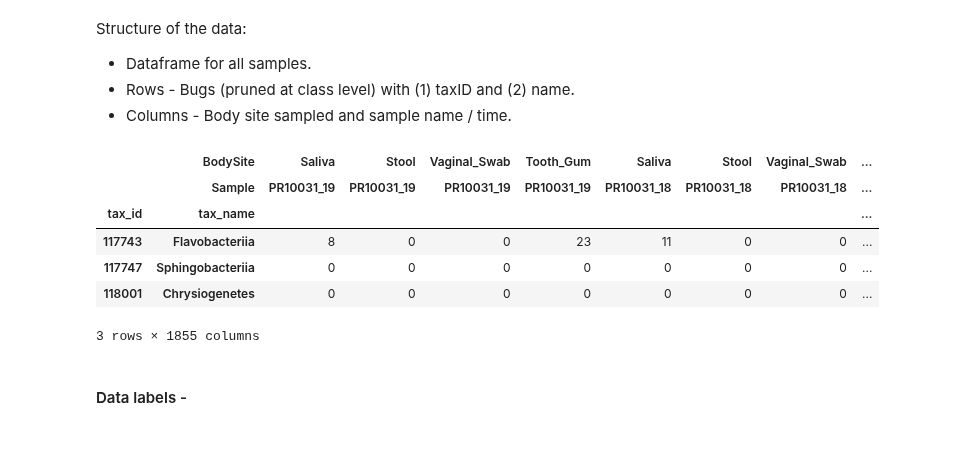
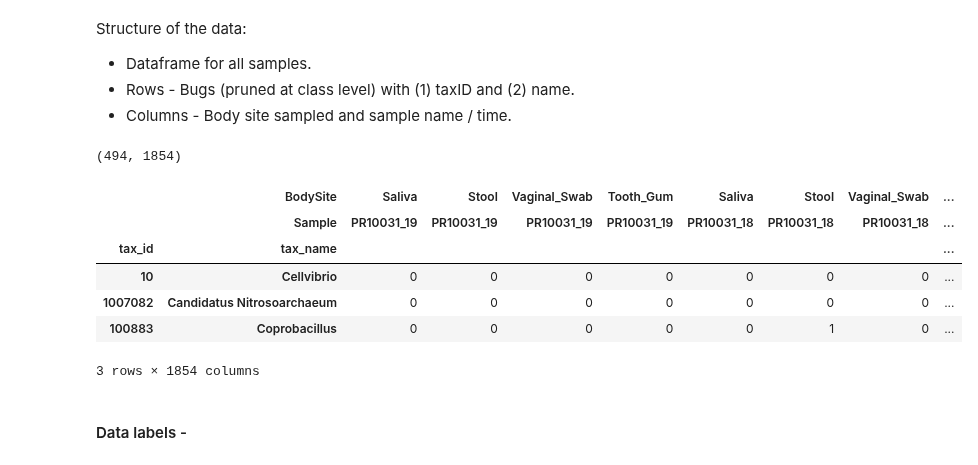
Before and after one commit to lmart999/CS229, a Jupyter notebook: CS229_Project.ipynb, the cells around one changed output. Cells and saved outputs as stored; diff of their text form; code cells hidden in the pictures.

Commit message:
Added genus level data.

```diff
--- a/CS229_Project.ipynb
+++ b/CS229_Project.ipynb
@@ -27,17 +27,20 @@ Structure of the data:
 * Columns - Body site sampled and sample name / time.
 # %%
 # - Read all 16s data -
-outfilepathToSave = os.getcwd()+'/PR_sample_data_all16s.csv'
+# outfilepathToSave = os.getcwd()+'/PR_sample_data_all16s.csv'
+outfilepathToSave = os.getcwd()+'/PR_sample_data_all16s_genus.csv'
 data_all_samples_bodysites = pd.read_csv(outfilepathToSave, header=[0, 1], index_col=[0, 1])
+print data_all_samples_bodysites.shape
 data_all_samples_bodysites.head(3)
 # %% [output]
+(494, 1854)
 |  | BodySite | Saliva | Stool | Vaginal_Swab | Tooth_Gum | Saliva | Stool | Vaginal_Swab | ... |
 |  | Sample | PR10031_19 | PR10031_19 | PR10031_19 | PR10031_19 | PR10031_18 | PR10031_18 | PR10031_18 | ... |
 | tax_id | tax_name |  |  |  |  |  |  |  | ... |
-| 117743 | Flavobacteriia | 8 | 0 | 0 | 23 | 11 | 0 | 0 | ... |
-| 117747 | Sphingobacteriia | 0 | 0 | 0 | 0 | 0 | 0 | 0 | ... |
-| 118001 | Chrysiogenetes | 0 | 0 | 0 | 0 | 0 | 0 | 0 | ... |
+| 10 | Cellvibrio | 0 | 0 | 0 | 0 | 0 | 0 | 0 | ... |
+| 1007082 | Candidatus Nitrosoarchaeum | 0 | 0 | 0 | 0 | 0 | 0 | 0 | ... |
+| 100883 | Coprobacillus | 0 | 0 | 0 | 0 | 0 | 1 | 0 | ... |
-3 rows × 1855 columns
+3 rows × 1854 columns
 # %% [markdown]
 #### Data labels -
 # %% [markdown]
```
Also changed, not shown: parts of 7 cells of this notebook.
